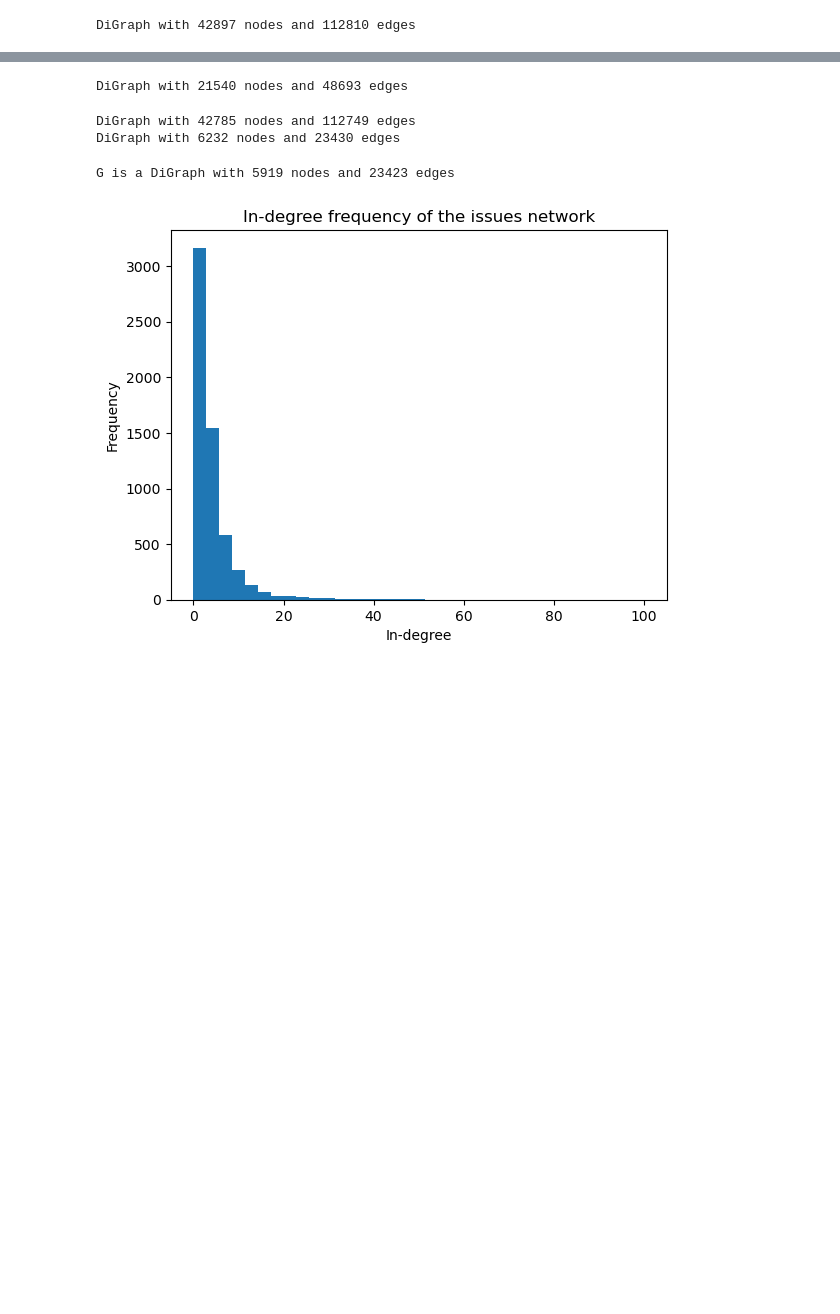
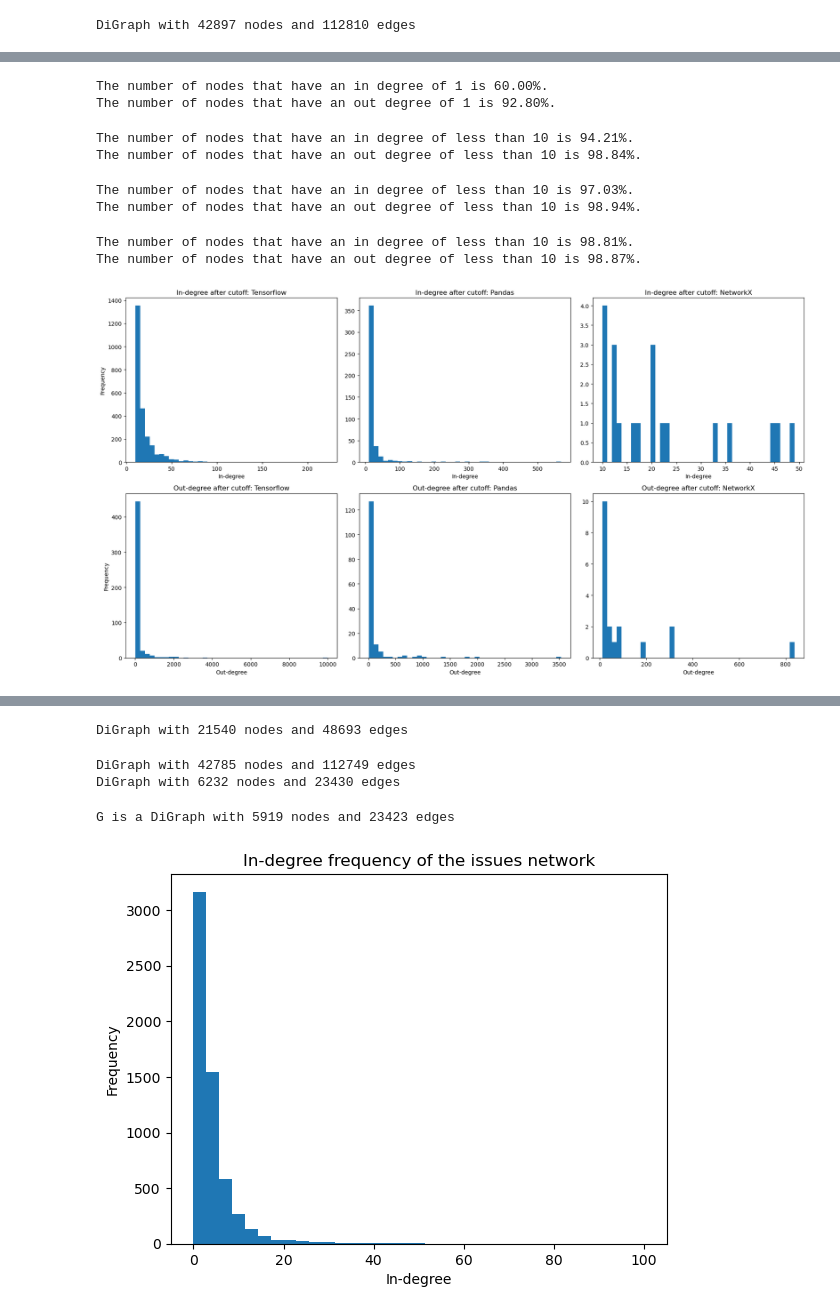
Before and after one commit to badumts78/Social-Graphs, a Jupyter notebook: Project/TestGithub2.ipynb, the cells around one changed output, grey strips where cells are left out. Drawn from its saved outputs; the diff is of its cells as text; code cells hidden in the pictures; blank space fills up the shorter version.

```diff
--- a/Project/TestGithub2.ipynb
+++ b/Project/TestGithub2.ipynb
@@ -266,3 +415,78 @@ plt.show()
+# %%
+print(f"The number of nodes that have an in degree of 1 is {len([x for x in in_degree_sequence_networkx if x[1]<=1])/len(in_degree_sequence_networkx)*100:.2f}%.")
+print(f"The number of nodes that have an out degree of 1 is {len([x for x in out_degree_sequence_networkx if x[1]<=1])/len(out_degree_sequence_networkx)*100:.2f}%.")
+# %% [output]
+The number of nodes that have an in degree of 1 is 60.00%.
+The number of nodes that have an out degree of 1 is 92.80%.
+# %%
+cutoff = 10
+
+print(f"The number of nodes that have an in degree of less than {cutoff} is {len([x for x in in_degree_sequence_tensorflow if x[1]<cutoff])/len(in_degree_sequence_tensorflow)*100:.2f}%.")
+print(f"The number of nodes that have an out degree of less than {cutoff} is {len([x for x in out_degree_sequence_tensorflow if x[1]<cutoff])/len(out_degree_sequence_tensorflow)*100:.2f}%.")
+# %% [output]
+The number of nodes that have an in degree of less than 10 is 94.21%.
+The number of nodes that have an out degree of less than 10 is 98.84%.
+# %%
+print(f"The number of nodes that have an in degree of less than {cutoff} is {len([x for x in in_degree_sequence_pandas if x[1]<cutoff])/len(in_degree_sequence_pandas)*100:.2f}%.")
+print(f"The number of nodes that have an out degree of less than {cutoff} is {len([x for x in out_degree_sequence_pandas if x[1]<cutoff])/len(out_degree_sequence_pandas)*100:.2f}%.")
+# %% [output]
+The number of nodes that have an in degree of less than 10 is 97.03%.
+The number of nodes that have an out degree of less than 10 is 98.94%.
+# %%
+print(f"The number of nodes that have an in degree of less than {cutoff} is {len([x for x in in_degree_sequence_networkx if x[1]<cutoff])/len(in_degree_sequence_networkx)*100:.2f}%.")
+print(f"The number of nodes that have an out degree of less than {cutoff} is {len([x for x in out_degree_sequence_networkx if x[1]<cutoff])/len(out_degree_sequence_networkx)*100:.2f}%.")
+# %% [output]
+The number of nodes that have an in degree of less than 10 is 98.81%.
+The number of nodes that have an out degree of less than 10 is 98.87%.
+# %%
+in_tensorflow_greater_cutoff = [d for d in G_tensorflow.in_degree() if d[1] >= cutoff]
+out_tensorflow_greater_cutoff = [d for d in G_tensorflow.out_degree() if d[1] >= cutoff]
+
+in_pandas_greater_cutoff = [d for d in G_pandas.in_degree() if d[1] >= cutoff]
+out_pandas_greater_cutoff = [d for d in G_pandas.out_degree() if d[1] >= cutoff]
+
+in_networkx_greater_cutoff = [d for d in G_networkx.in_degree() if d[1] >= cutoff]
+out_networkx_greater_cutoff = [d for d in G_networkx.out_degree() if d[1] >= cutoff]
+# %%
+fig, axes = plt.subplots(2, 3, figsize=(18, 10))
+
+# Tensorflow In-degree
+axes[0, 0].hist([x[1] for x in in_tensorflow_greater_cutoff], bins=number_bins)
+axes[0, 0].set_title("In-degree after cutoff: Tensorflow")
+axes[0, 0].set_xlabel("In-degree")
+axes[0, 0].set_ylabel("Frequency")
+
+# Pandas In-degree
+axes[0, 1].hist([x[1] for x in in_pandas_greater_cutoff], bins=number_bins)
+axes[0, 1].set_title("In-degree after cutoff: Pandas")
+axes[0, 1].set_xlabel("In-degree")
+
+# NetworkX In-degree
+axes[0, 2].hist([x[1] for x in in_networkx_greater_cutoff], bins=number_bins)
+axes[0, 2].set_title("In-degree after cutoff: NetworkX")
+axes[0, 2].set_xlabel("In-degree")
+
+
+# Tensorflow Out-degree
+axes[1, 0].hist([x[1] for x in out_tensorflow_greater_cutoff], bins=number_bins)
+axes[1, 0].set_title("Out-degree after cutoff: Tensorflow")
+axes[1, 0].set_xlabel("Out-degree")
+axes[1, 0].set_ylabel("Frequency")
+
+# Pandas Out-degree
+axes[1, 1].hist([x[1] for x in out_pandas_greater_cutoff], bins=number_bins)
+axes[1, 1].set_title("Out-degree after cutoff: Pandas")
+axes[1, 1].set_xlabel("Out-degree")
+
+# NetworkX Out-degree
+axes[1, 2].hist([x[1] for x in out_networkx_greater_cutoff], bins=number_bins)
+axes[1, 2].set_title("Out-degree after cutoff: NetworkX")
+axes[1, 2].set_xlabel("Out-degree")
+
+plt.tight_layout()
+plt.show()
+# %% [output]
+[figure, added]
 # %%
 G_mod = nx.DiGraph(G)
 
```
Also changed, not shown: parts of 20 cells of this notebook.
